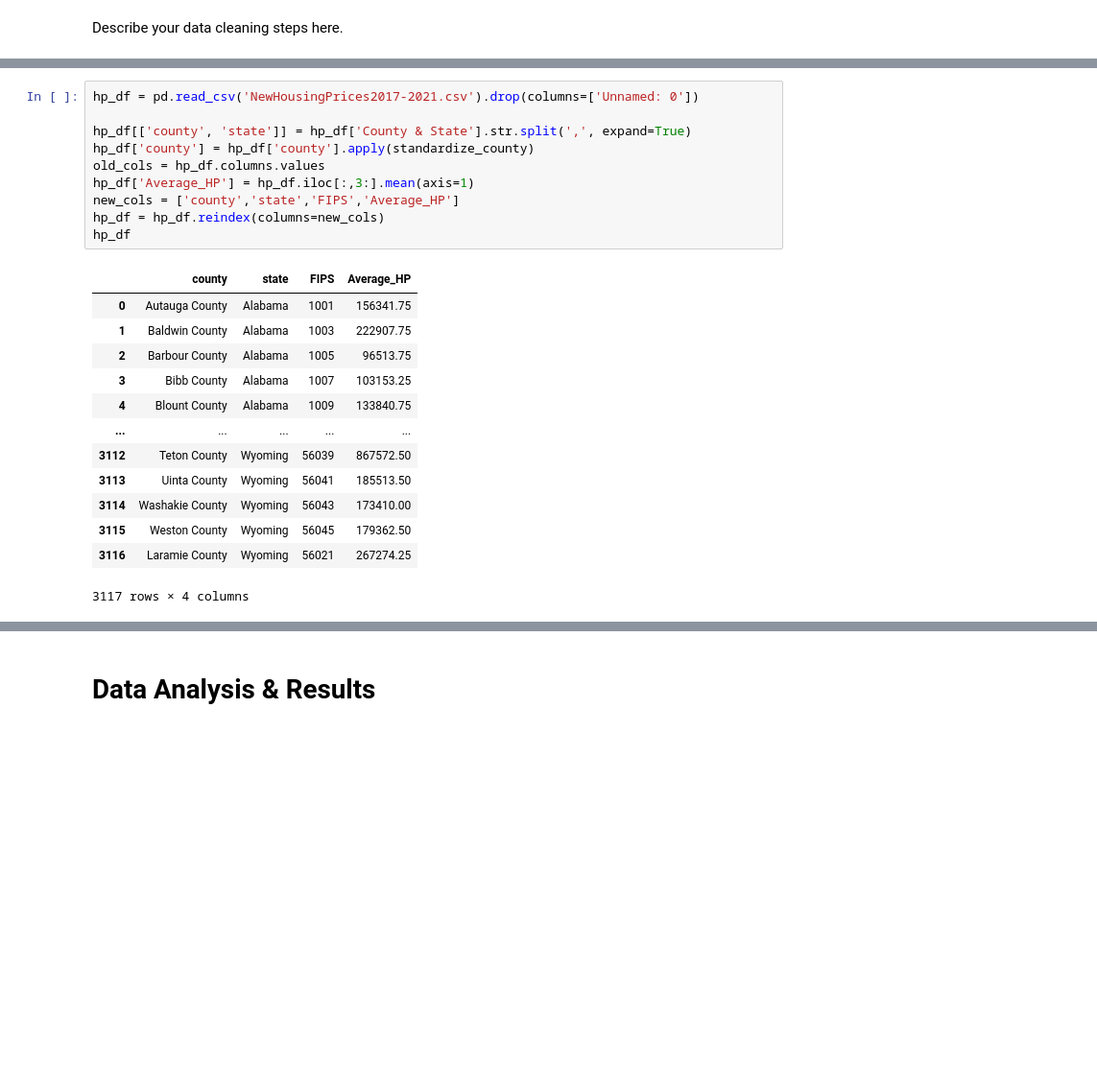
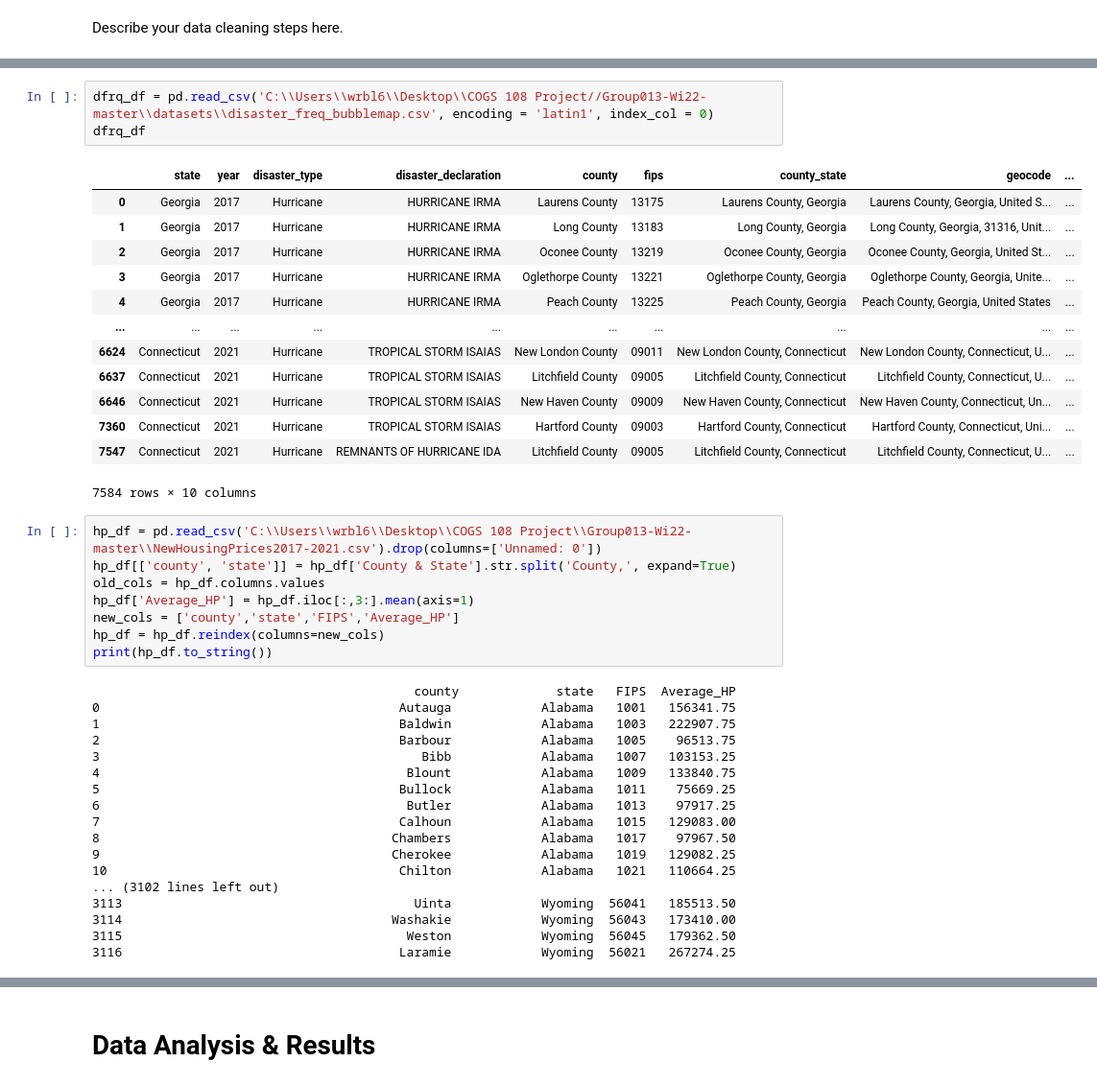
Before and after one commit to tyler-le/Natural-Disaster-Analysis, a Jupyter notebook: FinalProjectGroup013-Wi22.ipynb, the cells around one changed output, grey strips where cells are left out. Shown at 96% size. Cells and saved outputs as stored; diff of their text form; blank space fills up the shorter version.

```diff
--- a/FinalProjectGroup013-Wi22.ipynb
+++ b/FinalProjectGroup013-Wi22.ipynb
@@ -138,24 +298,43 @@ def standardize_year(str_in):
+# %%
+dfrq_df = pd.read_csv('C:\\Users\\wrbl6\\Desktop\\COGS 108 Project//Group013-Wi22-master\\datasets\\disaster_freq_bubblemap.csv', encoding = 'latin1', index_col = 0)
+dfrq_df
+# %% [output]
+|  | state | year | disaster_type | disaster_declaration | county | fips | county_state | geocode | ... |
+| 0 | Georgia | 2017 | Hurricane | HURRICANE IRMA | Laurens County | 13175 | Laurens County, Georgia | Laurens County, Georgia, United S... | ... |
+| 1 | Georgia | 2017 | Hurricane | HURRICANE IRMA | Long County | 13183 | Long County, Georgia | Long County, Georgia, 31316, Unit... | ... |
+| 2 | Georgia | 2017 | Hurricane | HURRICANE IRMA | Oconee County | 13219 | Oconee County, Georgia | Oconee County, Georgia, United St... | ... |
+| 3 | Georgia | 2017 | Hurricane | HURRICANE IRMA | Oglethorpe County | 13221 | Oglethorpe County, Georgia | Oglethorpe County, Georgia, Unite... | ... |
+| 4 | Georgia | 2017 | Hurricane | HURRICANE IRMA | Peach County | 13225 | Peach County, Georgia | Peach County, Georgia, United States | ... |
+| ... | ... | ... | ... | ... | ... | ... | ... | ... | ... |
+| 6624 | Connecticut | 2021 | Hurricane | TROPICAL STORM ISAIAS | New London County | 09011 | New London County, Connecticut | New London County, Connecticut, U... | ... |
+| 6637 | Connecticut | 2021 | Hurricane | TROPICAL STORM ISAIAS | Litchfield County | 09005 | Litchfield County, Connecticut | Litchfield County, Connecticut, U... | ... |
+| 6646 | Connecticut | 2021 | Hurricane | TROPICAL STORM ISAIAS | New Haven County | 09009 | New Haven County, Connecticut | New Haven County, Connecticut, Un... | ... |
+| 7360 | Connecticut | 2021 | Hurricane | TROPICAL STORM ISAIAS | Hartford County | 09003 | Hartford County, Connecticut | Hartford County, Connecticut, Uni... | ... |
+| 7547 | Connecticut | 2021 | Hurricane | REMNANTS OF HURRICANE IDA | Litchfield County | 09005 | Litchfield County, Connecticut | Litchfield County, Connecticut, U... | ... |
+7584 rows × 10 columns
 # %%
-hp_df = pd.read_csv('NewHousingPrices2017-2021.csv').drop(columns=['Unnamed: 0'])
-
-hp_df[['county', 'state']] = hp_df['County & State'].str.split(',', expand=True)
-hp_df['county'] = hp_df['county'].apply(standardize_county)
+hp_df = pd.read_csv('C:\\Users\\wrbl6\\Desktop\\COGS 108 Project\\Group013-Wi22-master\\NewHousingPrices2017-2021.csv').drop(columns=['Unnamed: 0'])
+hp_df[['county', 'state']] = hp_df['County & State'].str.split('County,', expand=True)
 old_cols = hp_df.columns.values
 hp_df['Average_HP'] = hp_df.iloc[:,3:].mean(axis=1)
 new_cols = ['county','state','FIPS','Average_HP']
 hp_df = hp_df.reindex(columns=new_cols)
-hp_df
+print(hp_df.to_string())
 # %% [output]
-|  | county | state | FIPS | Average_HP |
-| 0 | Autauga County | Alabama | 1001 | 156341.75 |
-| 1 | Baldwin County | Alabama | 1003 | 222907.75 |
-| 2 | Barbour County | Alabama | 1005 | 96513.75 |
-| 3 | Bibb County | Alabama | 1007 | 103153.25 |
-| 4 | Blount County | Alabama | 1009 | 133840.75 |
-| ... | ... | ... | ... | ... |
-| 3112 | Teton County | Wyoming | 56039 | 867572.50 |
-| 3113 | Uinta County | Wyoming | 56041 | 185513.50 |
-| 3114 | Washakie County | Wyoming | 56043 | 173410.00 |
-| 3115 | Weston County | Wyoming | 56045 | 179362.50 |
-| 3116 | Laramie County | Wyoming | 56021 | 267274.25 |
-3117 rows × 4 columns
+                                           county             state   FIPS  Average_HP
+0                                        Autauga            Alabama   1001   156341.75
+1                                        Baldwin            Alabama   1003   222907.75
+2                                        Barbour            Alabama   1005    96513.75
+3                                           Bibb            Alabama   1007   103153.25
+4                                         Blount            Alabama   1009   133840.75
+5                                        Bullock            Alabama   1011    75669.25
+6                                         Butler            Alabama   1013    97917.25
+7                                        Calhoun            Alabama   1015   129083.00
+8                                       Chambers            Alabama   1017    97967.50
+9                                       Cherokee            Alabama   1019   129082.25
+10                                       Chilton            Alabama   1021   110664.25
+... (3102 lines left out)
+3113                                       Uinta            Wyoming  56041   185513.50
+3114                                    Washakie            Wyoming  56043   173410.00
+3115                                      Weston            Wyoming  56045   179362.50
+3116                                     Laramie            Wyoming  56021   267274.25
```
Also changed, not shown: parts of 27 cells of this notebook.
